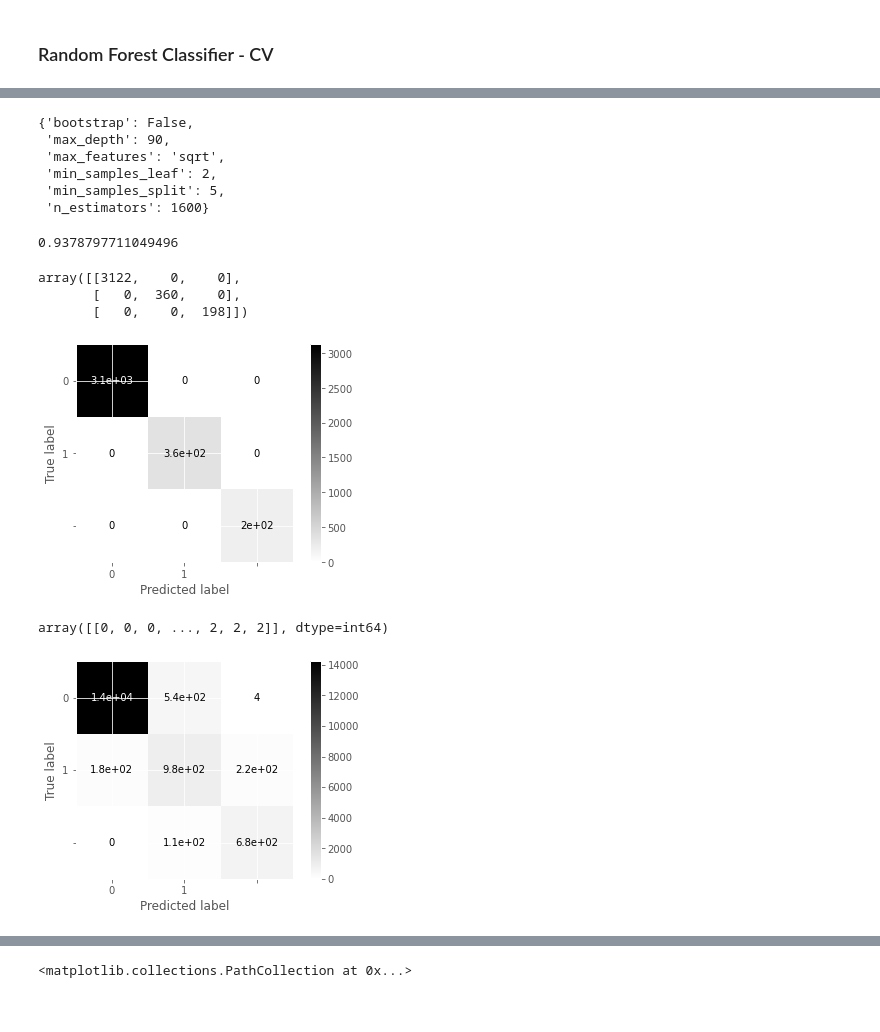
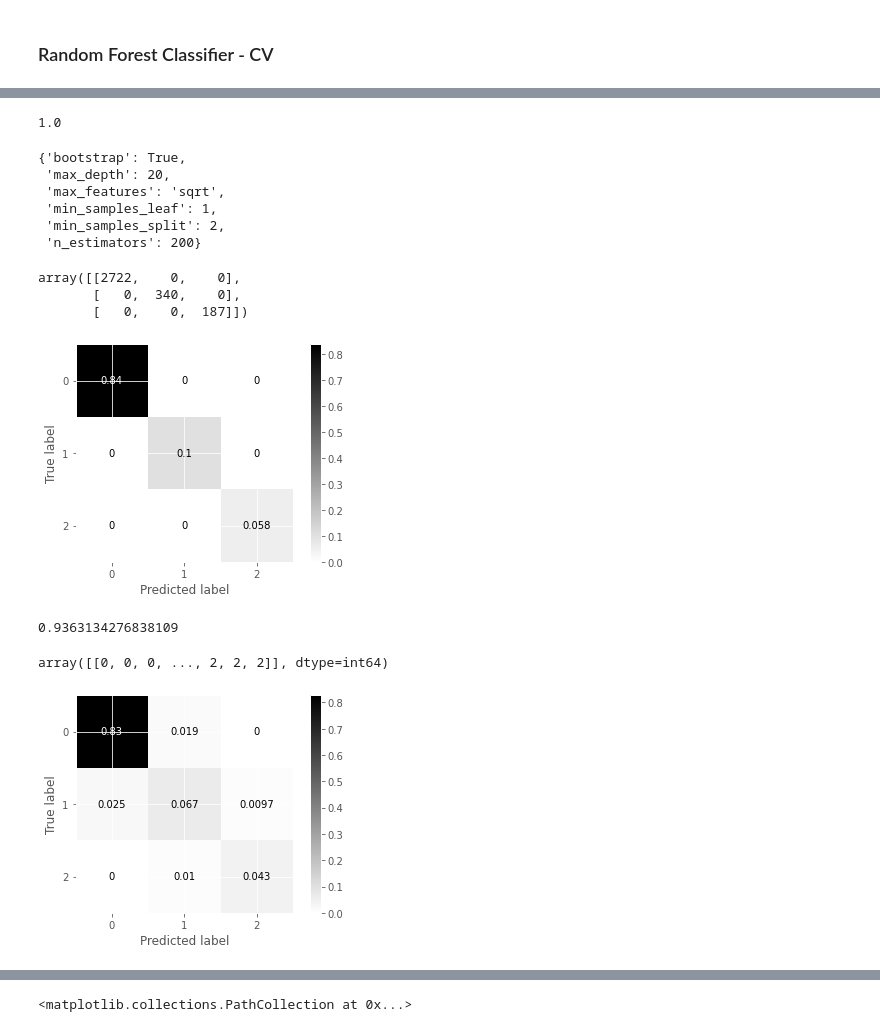
Before and after one commit to arcweld/DSI_Capstone_2, a Jupyter notebook: Capstone2.ipynb, the cells around one changed output, grey strips where cells are left out. Drawn from its saved outputs; the diff is of its cells as text; code cells hidden in the pictures.

```diff
--- a/Capstone2.ipynb
+++ b/Capstone2.ipynb
@@ -330,7 +350,7 @@ df2 = window_trending(df1)
 # %% [markdown]
 ## Train/Test Split
 # %%
-df_train, df_test = tts(df1)
+df_train, df_test = tts(df2)
 X, y_reg, y_clf, y_mclf = xy_split(df_train)
 X_test, y_test_reg, y_test_clf, y_test_mclf = xy_split(df_test)
 # %% [markdown]
@@ -497,11 +519,6 @@ random_grid = {'n_estimators': n_estimators,
                'bootstrap': bootstrap}
 # %%
 rfc = RandomForestClassifier()
-
-rf_mclf = RandomizedSearchCV(estimator = rfc, param_distributions = random_grid,
+if not rf_mclf.best_params_:
+    rf_mclf = RandomizedSearchCV(estimator = rfc, param_distributions = random_grid,
                              n_iter = 100, cv = 3, verbose=2, random_state=42, n_jobs = -1)
-rf_mclf.fit(X,y_mclf)
-rf_mclf.score(X,y_mclf)
-
-rf_mclf.fit(X,y_mclf)
-rf_mclf.score(X,y_mclf)
@@ -520,39 +550,43 @@ Fitting 3 folds for each of 100 candidates, totalling 300 fits
+# %%
+rf_mclf.score(X,y_mclf)
+# %% [output]
+1.0
 # %%
 rf_mclf.best_params_
 # %% [output]
-{'bootstrap': False,
- 'max_depth': 90,
+{'bootstrap': True,
+ 'max_depth': 20,
  'max_features': 'sqrt',
- 'min_samples_leaf': 2,
- 'min_samples_split': 5,
- 'n_estimators': 1600}
+ 'min_samples_leaf': 1,
+ 'min_samples_split': 2,
+ 'n_estimators': 200}
 # %%
 y_pred = rf_mclf.predict(X)
 
 cm = confusion_matrix(y_pred, y_mclf)
-# %% [output]
-0.9378797711049496
 # %%
-disp = ConfusionMatrixDisplay(confusion_matrix(y_pred, y_mclf, normalize=‘all’), display_labels=log.classes_)
+disp = ConfusionMatrixDisplay(confusion_matrix(y_pred, y_mclf, normalize='all'), display_labels=[0,1,2])
 disp.plot(cmap='binary');
 cm
 # %% [output]
-array([[3122,    0,    0],
-       [   0,  360,    0],
-       [   0,    0,  198]])
+array([[2722,    0,    0],
+       [   0,  340,    0],
+       [   0,    0,  187]])
-[figure, old version]
+[figure, new version]
 # %%
 rf_mclf.score(X_test,y_test_mclf)
+# %% [output]
+0.9363134276838109
 # %%
 y_test_pred = rf_mclf.predict(X_test)
 y_pred.reshape(1,-1)
 # %% [output]
 array([[0, 0, 0, ..., 2, 2, 2]], dtype=int64)
 # %%
-disp = ConfusionMatrixDisplay(confusion_matrix(y_test_pred, y_test_mclf, normalize=‘all’), display_labels=log.classes_)
+disp = ConfusionMatrixDisplay(confusion_matrix(y_test_pred, y_test_mclf, normalize='all'), display_labels=[0,1,2])
 disp.plot(cmap='binary');
 # %% [output]
-[figure, old version]
+[figure, new version]
 # %%
 plt.scatter(y_mclf[X['cycle']==100], y_pred[X['cycle']==100])
 # %% [output]
```
Also changed, not shown: parts of 40 cells of this notebook.
